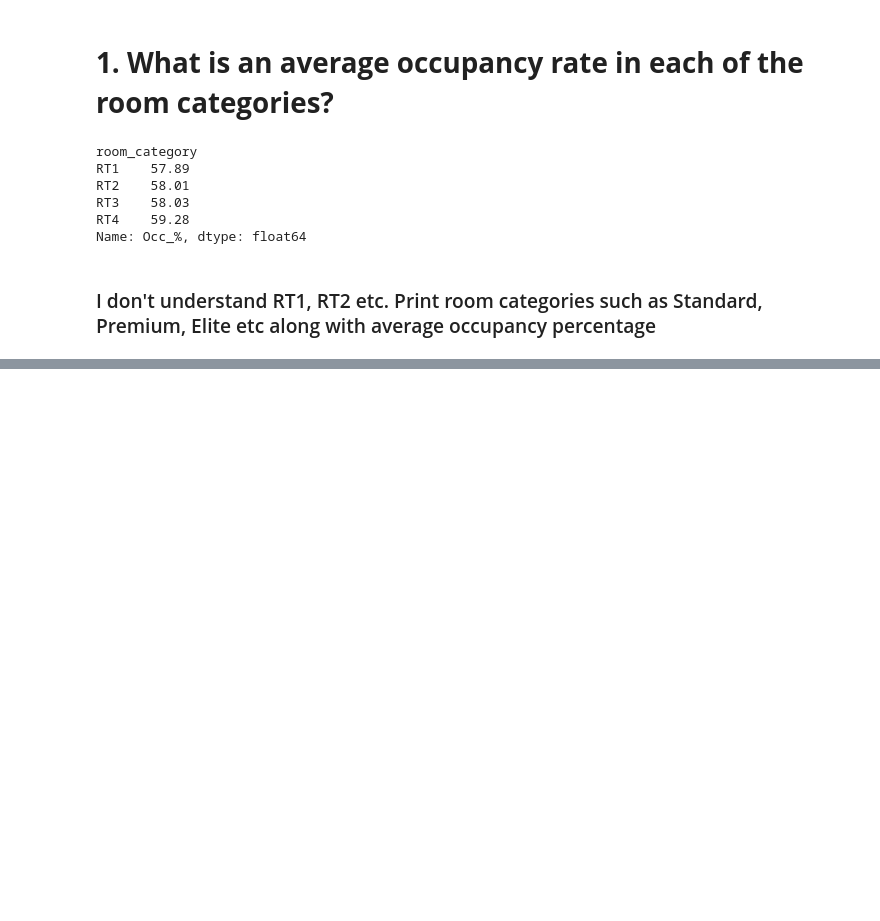
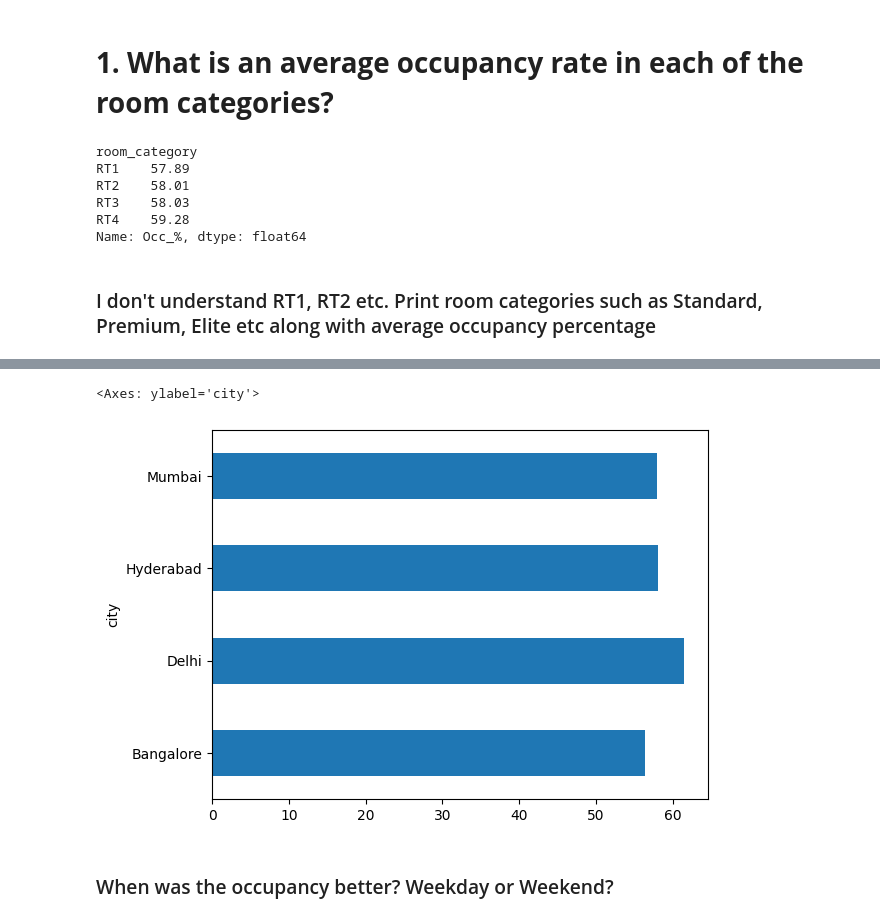
Before and after one commit to leon0113/Hotel_chain_Data_analytics_project, a Jupyter notebook: Atliq_hotel_EDA.ipynb, the cells around one changed output, grey strips where cells are left out. Saved outputs shown, nothing was run; the diff lists cells and outputs as text; code cells hidden in the pictures; blank space fills up the shorter version.

```diff
--- a/Atliq_hotel_EDA.ipynb
+++ b/Atliq_hotel_EDA.ipynb
@@ -376,0 +374,4 @@ Name: Occ_%, dtype: float64
+# %%
+#merge
+df = pd.merge(df_agg_bookings, df_rooms, left_on="room_category", right_on="room_id")
+df
@@ -376,0 +401,4 @@ Name: Occ_%, dtype: float64
+# %%
+# drop room_id column
+df.drop("room_id", axis=1, inplace=True)
+df.head(4)
@@ -376,0 +421,3 @@ Name: Occ_%, dtype: float64
+# %%
+df = pd.merge(df, df_hotels, on="property_id")
+df.head(5)
@@ -376,0 +431,7 @@ Name: Occ_%, dtype: float64
+# %%
+df.groupby("city")["Occ_%"].mean().plot(kind="barh")
+# %% [output]
+<Axes: ylabel='city'>
+[figure, added]
+# %% [markdown]
+### When was the occupancy better? Weekday or Weekend?
```
Also changed, not shown: parts of 38 cells of this notebook.
